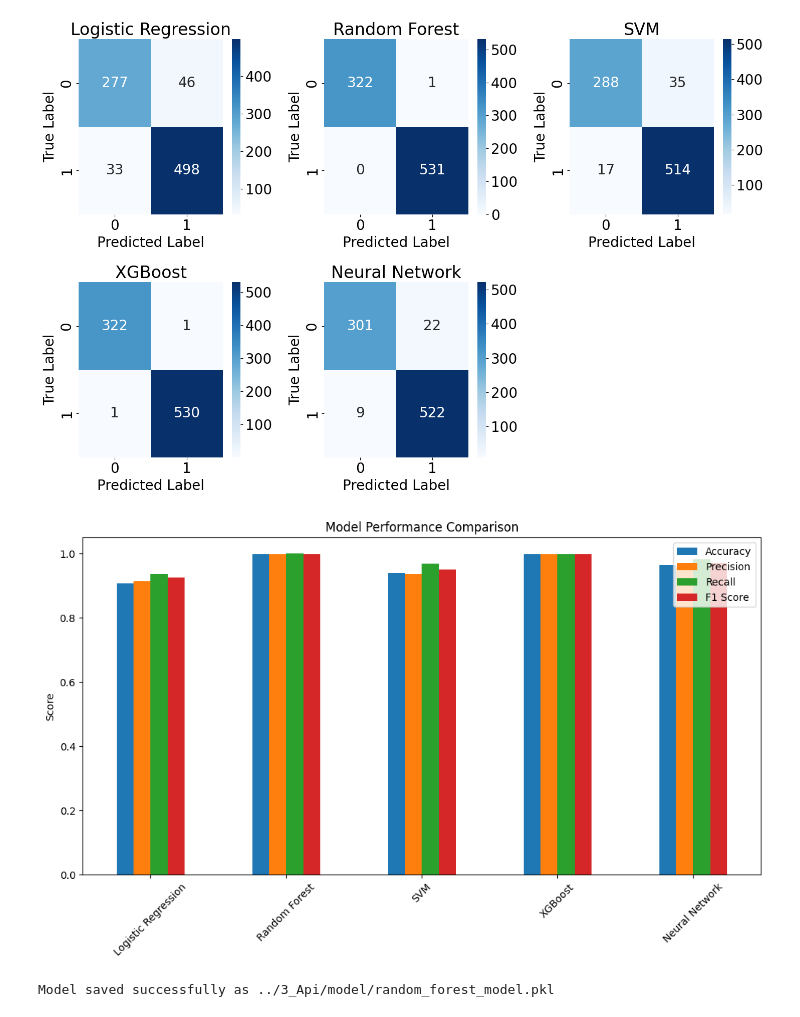
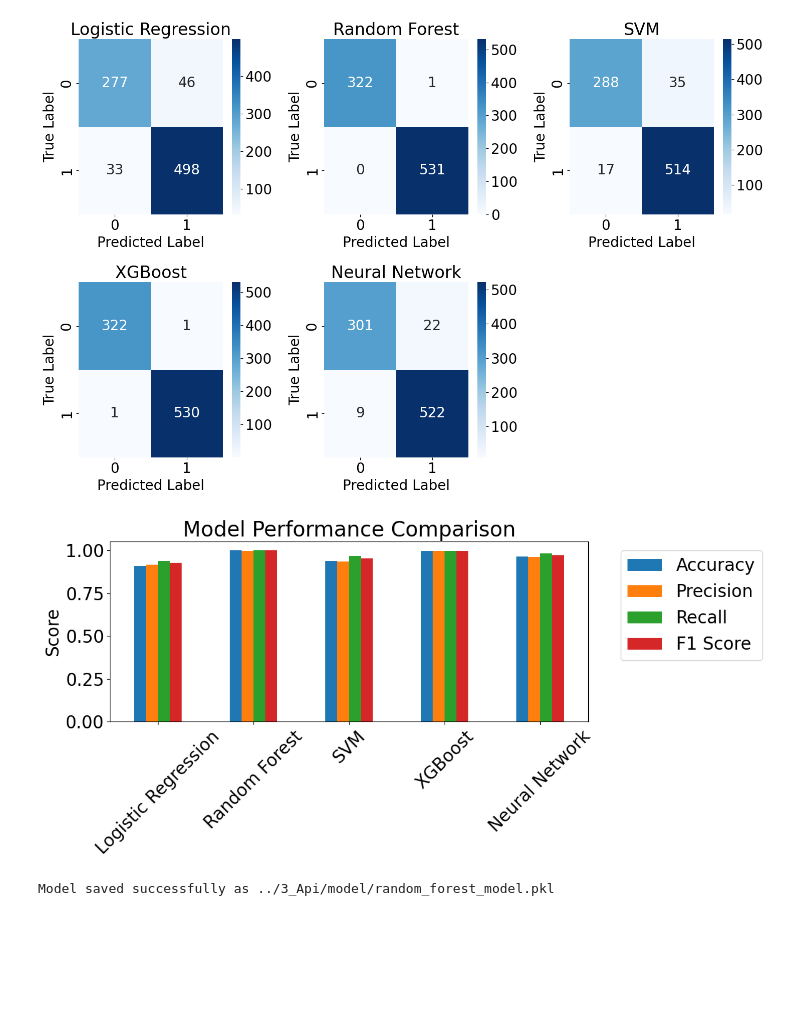
Before and after one commit to RoaringRohan/Loan-Approval-Prediction, a Jupyter notebook: 2_Analysis/3.0_MachineLearning.ipynb, the cells around one changed output. Cells and saved outputs as stored; diff of their text form; code cells hidden in the pictures; blank space fills up the shorter version.

```diff
--- a/2_Analysis/3.0_MachineLearning.ipynb
+++ b/2_Analysis/3.0_MachineLearning.ipynb
@@ -240,13 +245,16 @@ with plt.rc_context({'font.size': 20}):
 [figure]
 # %%
 # Plot Model Performance Comparison
-results_df.plot(kind='bar', figsize=(12, 6))
-plt.title('Model Performance Comparison')
-plt.ylabel('Score')
-plt.xticks(rotation=45)
-plt.show()
+with plt.rc_context({'font.size': 20}):
+    ax = results_df.plot(kind='bar', figsize=(12, 6))
+    plt.title('Model Performance Comparison')
+    plt.ylabel('Score')
+    plt.xticks(rotation=45)
+    plt.legend(bbox_to_anchor=(1.05, 1), loc='upper left')
+    plt.tight_layout()
+    plt.show()
 # %% [output]
-[figure, old version]
+[figure, new version]
 # %%
 import joblib
 
```
Also changed, not shown: parts of 2 cells of this notebook.
